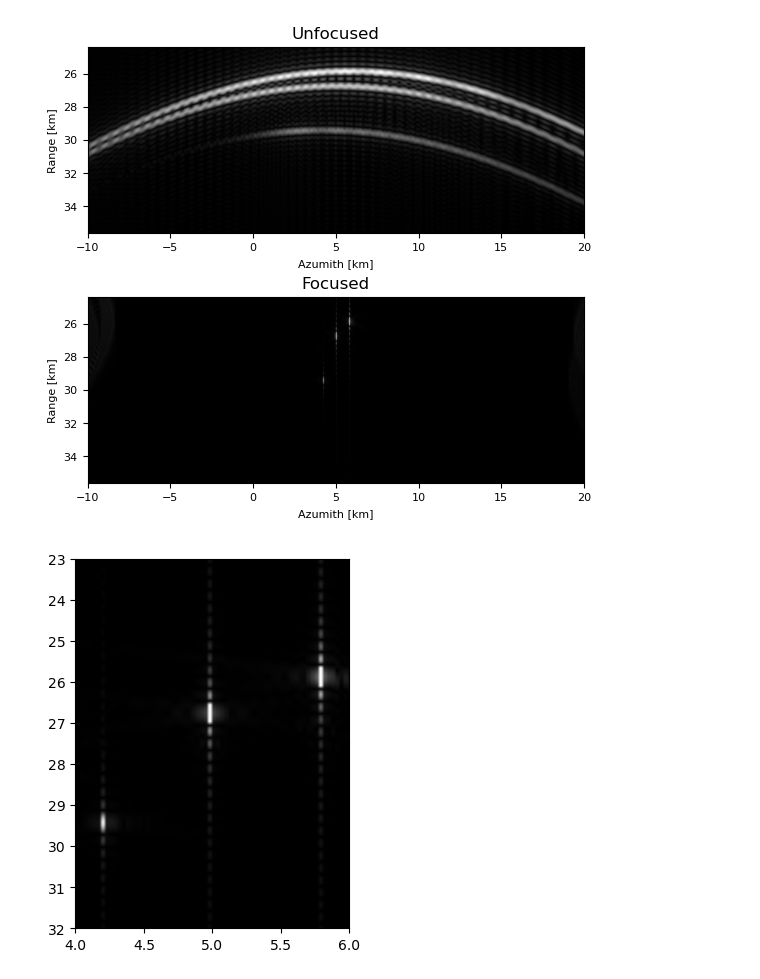
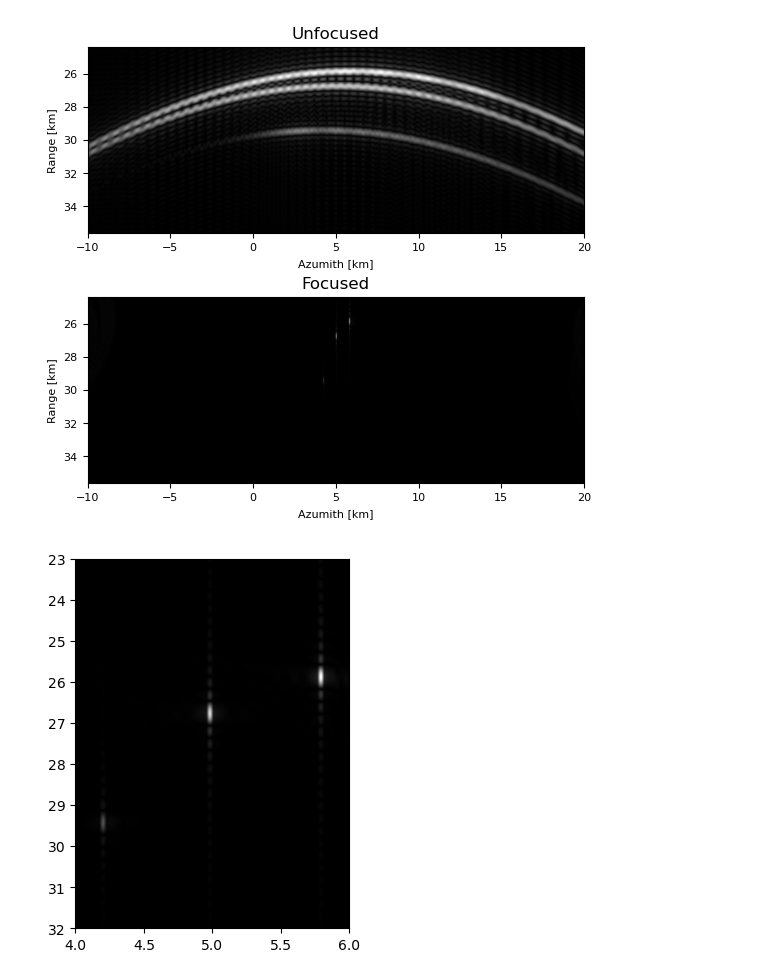
Before and after one commit to Nacnud04/EuropaRaypaths, a Jupyter notebook: examples/focusing/MultiTarget.ipynb, the cells around one changed output. Cells and saved outputs as stored; diff of their text form; code cells hidden in the pictures.

```diff
--- a/examples/focusing/MultiTarget.ipynb
+++ b/examples/focusing/MultiTarget.ipynb
@@ -37,7 +39,7 @@ slant_range = []
 for t in targets:
     print(f"Simulating target @ {t}")
     # simulate over sources
-    rdrgrm, sltrng, phase_hist = run_sim_ms(surf, ss, t, reflect=False, phase=True)
+    rdrgrm, sltrng, phase_hist = run_sim_ms(surf, ss, t, reflect=False, phase=True, gpu=False)
     if t == (5000, 5000, -1000):
         slant_range = sltrng
     rdrgrms.append(rdrgrm)
@@ -109,11 +111,11 @@ plt.show()
 # %% [output]
 [figure]
 # %%
-plt.imshow(np.abs(focused), cmap="gray", aspect=0.3, vmax=1e-13, extent=extent)
+plt.imshow(np.abs(focused), cmap="gray", aspect=0.3, extent=extent)
 plt.ylim(32, 23)
 plt.xlim(4, 6)
 plt.show()
 # %% [output]
-[figure, old version]
+[figure, new version]
 # %%
 np.save("rdrgrm-offset.npy", rdrgrms[-1])
```
Also changed, not shown: parts of 3 cells of this notebook, 10 other files.
